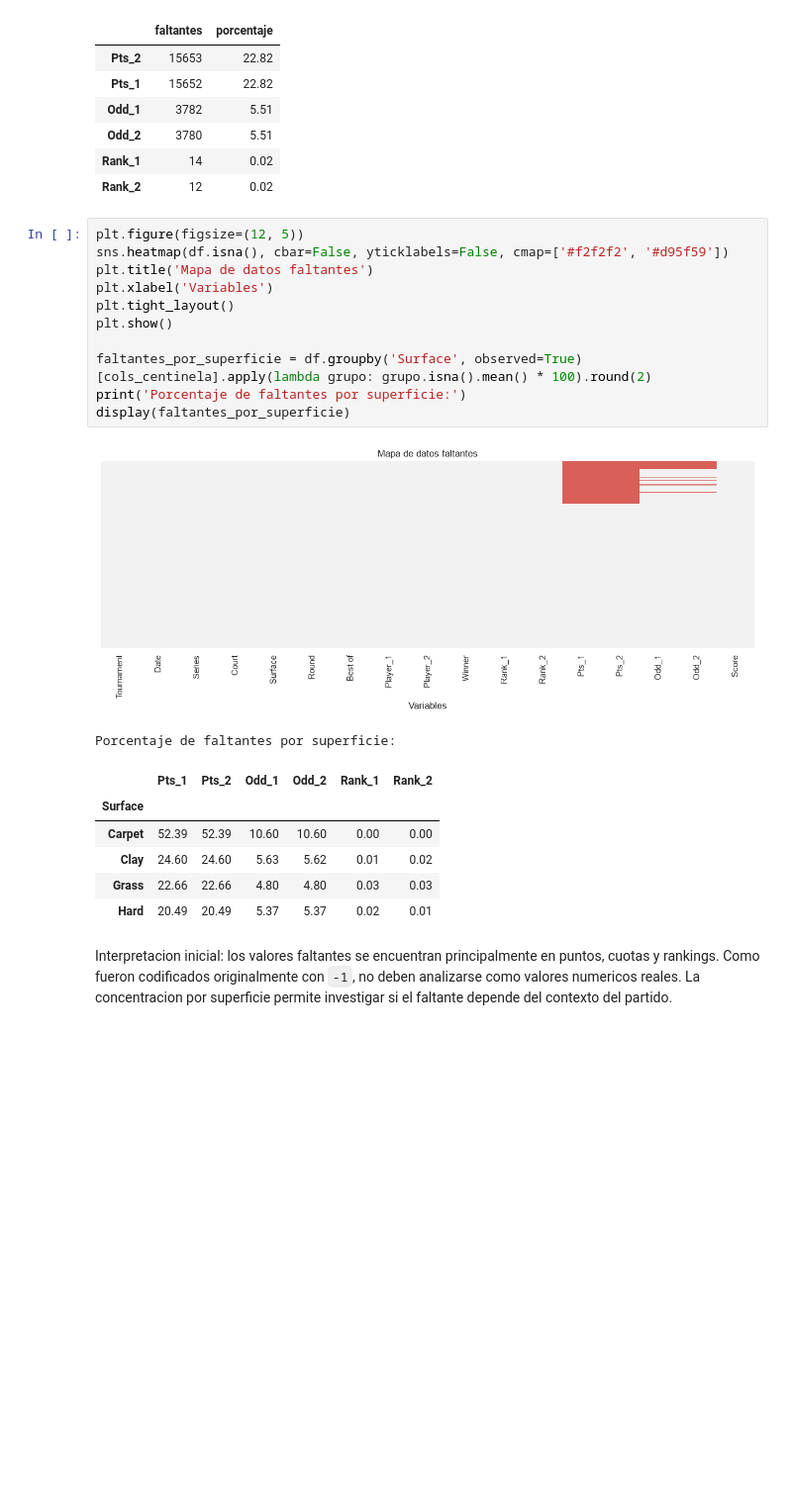
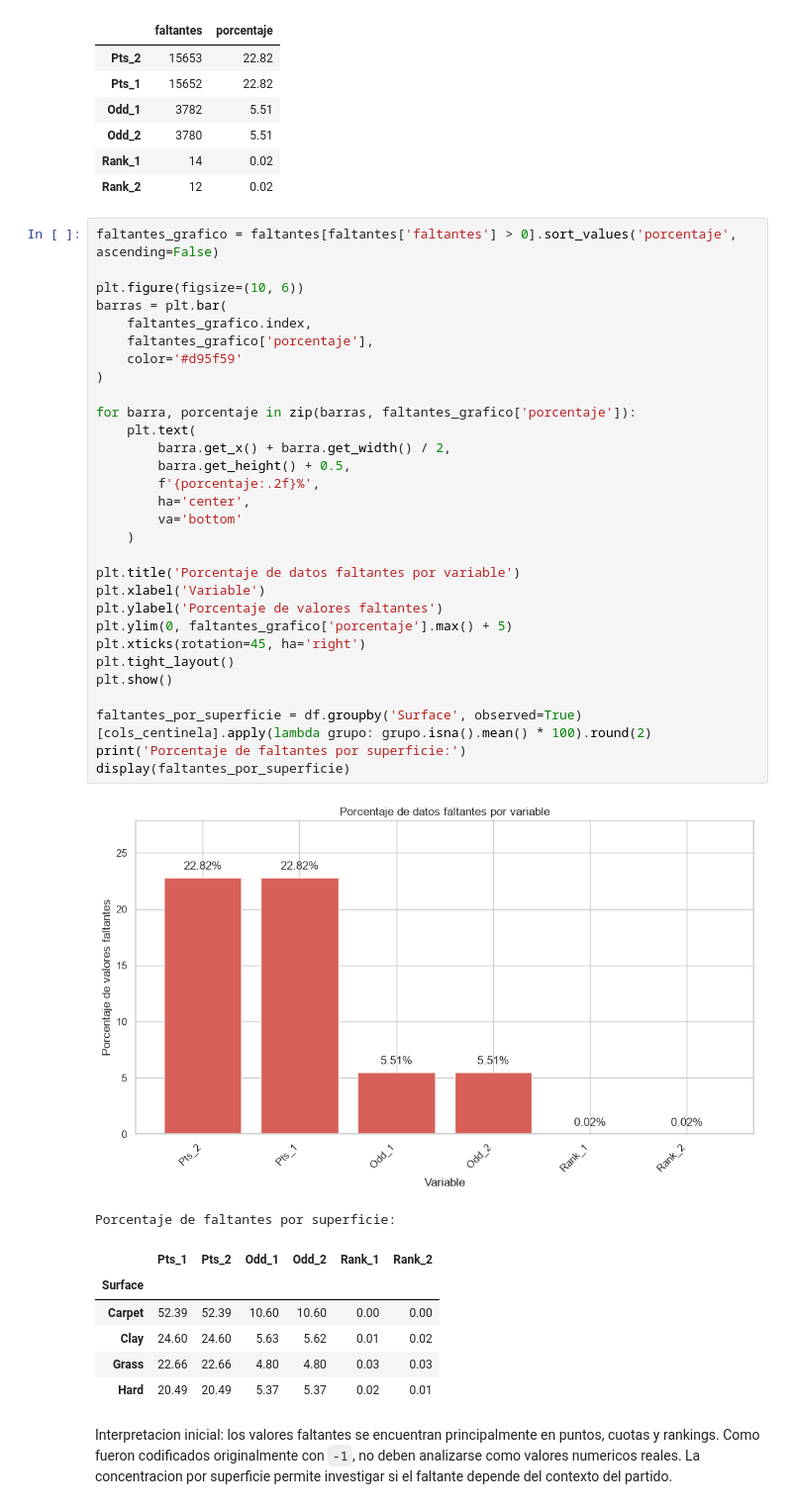
Before and after one commit to BidoneAndres/InteligenciaArtificial, a Jupyter notebook: Practico3.ipynb, the cells around one changed output. Shown at 99% size. Cells and saved outputs as stored; diff of their text form; blank space fills up the shorter version.

```diff
--- a/Practico3.ipynb
+++ b/Practico3.ipynb
@@ -242,18 +242,37 @@ display(faltantes[faltantes['faltantes'] > 0])
 | Rank_1 | 14 | 0.02 |
 | Rank_2 | 12 | 0.02 |
 # %%
-plt.figure(figsize=(12, 5))
-sns.heatmap(df.isna(), cbar=False, yticklabels=False, cmap=['#f2f2f2', '#d95f59'])
-plt.title('Mapa de datos faltantes')
-plt.xlabel('Variables')
+faltantes_grafico = faltantes[faltantes['faltantes'] > 0].sort_values('porcentaje', ascending=False)
+
+plt.figure(figsize=(10, 6))
+barras = plt.bar(
+    faltantes_grafico.index,
+    faltantes_grafico['porcentaje'],
+    color='#d95f59'
+)
+
+for barra, porcentaje in zip(barras, faltantes_grafico['porcentaje']):
+    plt.text(
+        barra.get_x() + barra.get_width() / 2,
+        barra.get_height() + 0.5,
+        f'{porcentaje:.2f}%',
+        ha='center',
+        va='bottom'
+    )
+
+plt.title('Porcentaje de datos faltantes por variable')
+plt.xlabel('Variable')
+plt.ylabel('Porcentaje de valores faltantes')
+plt.ylim(0, faltantes_grafico['porcentaje'].max() + 5)
+plt.xticks(rotation=45, ha='right')
 plt.tight_layout()
 plt.show()
 
 faltantes_por_superficie = df.groupby('Surface', observed=True)[cols_centinela].apply(lambda grupo: grupo.isna().mean() * 100).round(2)
 print('Porcentaje de faltantes por superficie:')
 display(faltantes_por_superficie)
 # %% [output]
-[figure, old version]
+[figure, new version]
 Porcentaje de faltantes por superficie:
 |  | Pts_1 | Pts_2 | Odd_1 | Odd_2 | Rank_1 | Rank_2 |
 | Surface |  |  |  |  |  |  |
```
Also changed, not shown: parts of 3 cells of this notebook.
